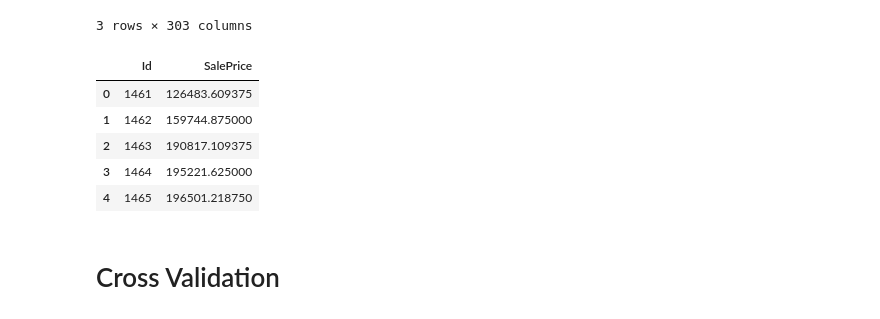
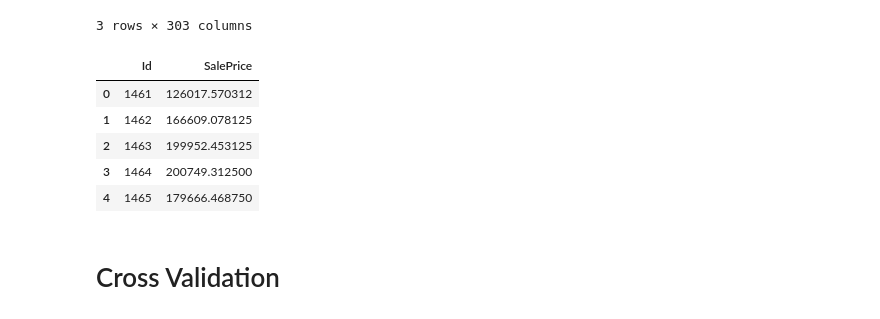
Before and after one commit to RuntianZ/kaggle, a Jupyter notebook: house-prices-xgboost.ipynb, the cells around one changed output. Drawn from its saved outputs; the diff is of its cells as text; code cells hidden in the pictures.

Commit message:
xgboost-cv

```diff
--- a/house-prices-xgboost.ipynb
+++ b/house-prices-xgboost.ipynb
@@ -45,9 +45,11 @@ X.head(3)
 X_train, X_test, y_train, y_test = train_test_split(X, y, test_size=0.2, random_state=42)
 # %%
 # Initialize XGBoost regressor
-model = xgb.XGBRegressor(objective ='reg:squarederror', colsample_bytree = 0.3, learning_rate = 0.1,
-                max_depth = 5, alpha = 10, n_estimators = 1000)
+model = xgb.XGBRegressor(objective ='reg:squarederror', colsample_bytree = 0.1, learning_rate = 0.05,
+                max_depth = 4, alpha = 5, n_estimators = 1000)
 
 # Fit model
-model.fit(X_train, y_train)
+model.fit(X, y)
+
+#Best parameters: {'alpha': 5, 'colsample_bytree': 0.1, 'learning_rate': 0.05, 'max_depth': 4, 'n_estimators': 1000}
 # %% [output]
@@ -88,15 +90,15 @@ test_data.head(3)
 # %%
 sample_submission_df = pd.read_csv('data/house-prices/sample_submission.csv')
 sample_submission_df['SalePrice'] = model.predict(test_data)
-sample_submission_df.to_csv('working/xgboost.csv', index=False)
+sample_submission_df.to_csv('working/xgboost-cv.csv', index=False)
 sample_submission_df.head()
 # %% [output]
 |  | Id | SalePrice |
-| 0 | 1461 | 126483.609375 |
-| 1 | 1462 | 159744.875000 |
-| 2 | 1463 | 190817.109375 |
-| 3 | 1464 | 195221.625000 |
-| 4 | 1465 | 196501.218750 |
+| 0 | 1461 | 126017.570312 |
+| 1 | 1462 | 166609.078125 |
+| 2 | 1463 | 199952.453125 |
+| 3 | 1464 | 200749.312500 |
+| 4 | 1465 | 179666.468750 |
 # %% [markdown]
 # Cross Validation
 # %%
```
Also changed, not shown: parts of 1 cell of this notebook, 1 other file.
